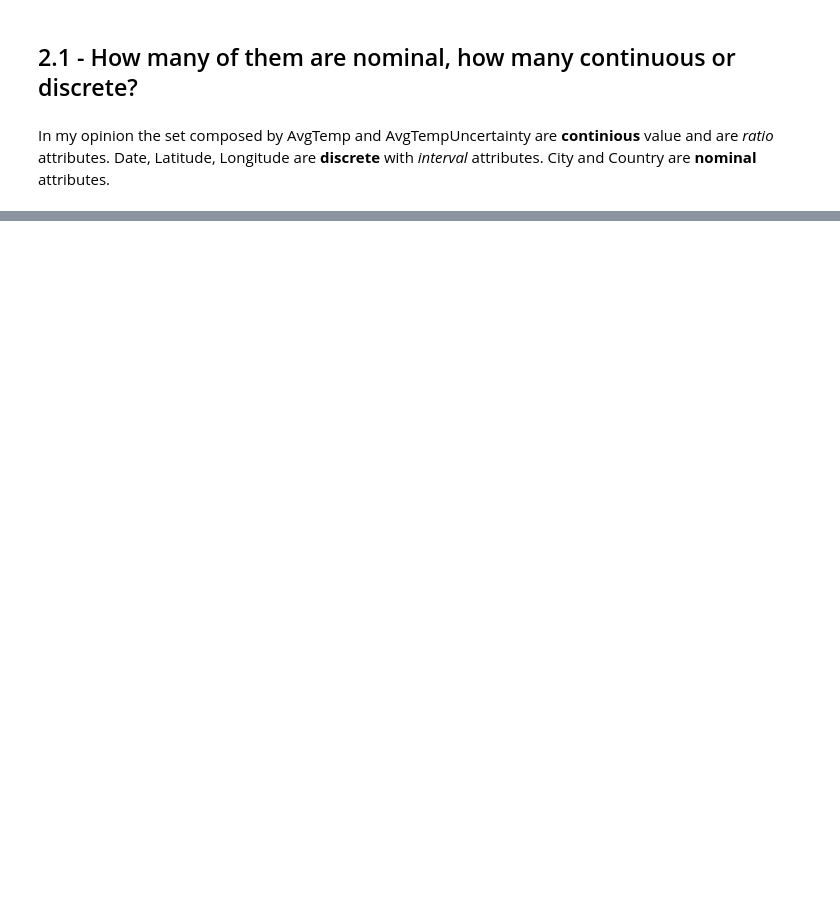
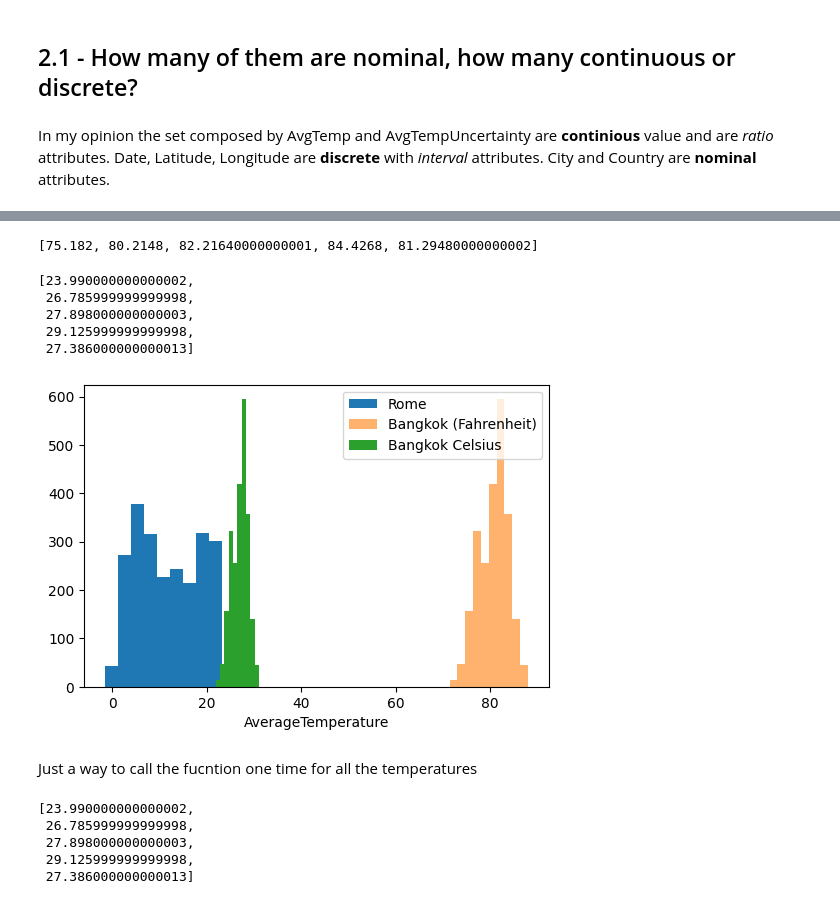
Before and after one commit to MattiaDelleani/DSL-Lab, a Jupyter notebook: Lab2/Exercise2_1.ipynb, the cells around one changed output, grey strips where cells are left out. Saved outputs shown, nothing was run; the diff lists cells and outputs as text; code cells hidden in the pictures; blank space fills up the shorter version.

```diff
--- a/Lab2/Exercise2_1.ipynb
+++ b/Lab2/Exercise2_1.ipynb
@@ -81,0 +273,29 @@ def fill_empty_temps(dataset)
+# %%
+def convert_degree(deg_fara):
+    return (deg_fara-32)/1.8
+# %%
+print(avg_temp['Bangkok'][0:5])
+# %% [output]
+[75.182, 80.2148, 82.21640000000001, 84.4268, 81.29480000000002]
+# %%
+celsius_bangkok = [convert_degree(fara) for fara in avg_temp['Bangkok']]
+# %%
+celsius_bangkok[0:5]
+# %% [output]
+[23.990000000000002,
+ 26.785999999999998,
+ 27.898000000000003,
+ 29.125999999999998,
+ 27.386000000000013]
+# %%
+
+plt.rcParams['figure.dpi'] = 100
+plt.hist(avg_temp['Rome'], label='Rome')
+plt.hist(avg_temp['Bangkok'], label='Bangkok (Fahrenheit)', alpha=0.6)
+plt.hist(celsius_bangkok, label = 'Bangkok Celsius')
+plt.legend()
+_ = plt.xlabel('AverageTemperature')
+# %% [output]
+[figure, added]
+# %% [markdown]
+Just a way to call the fucntion one time for all the temperatures
@@ -81,0 +309,9 @@ def fill_empty_temps(dataset)
+# %%
+#print(avg_temp['Bangkok'])
+celsius_bangkok_all[0:5]
+# %% [output]
+[23.990000000000002,
+ 26.785999999999998,
+ 27.898000000000003,
+ 29.125999999999998,
+ 27.386000000000013]
```
Also changed, not shown: parts of 25 cells of this notebook, 8 other files.
